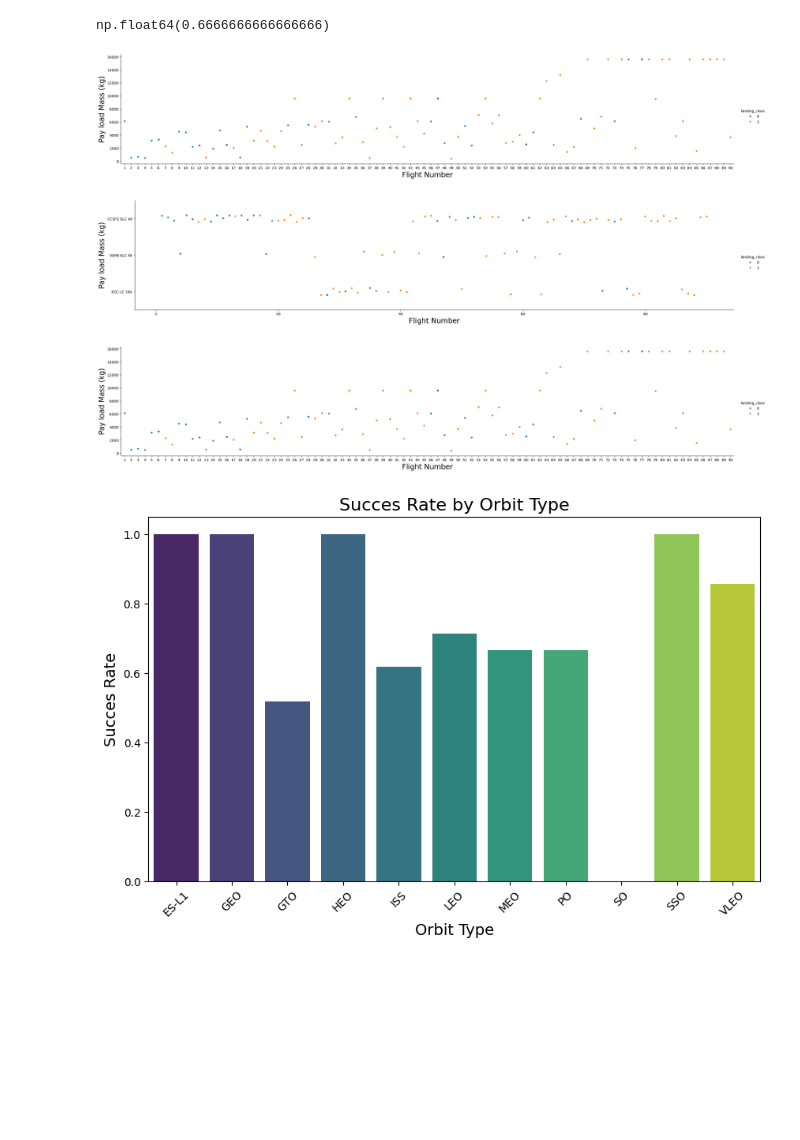
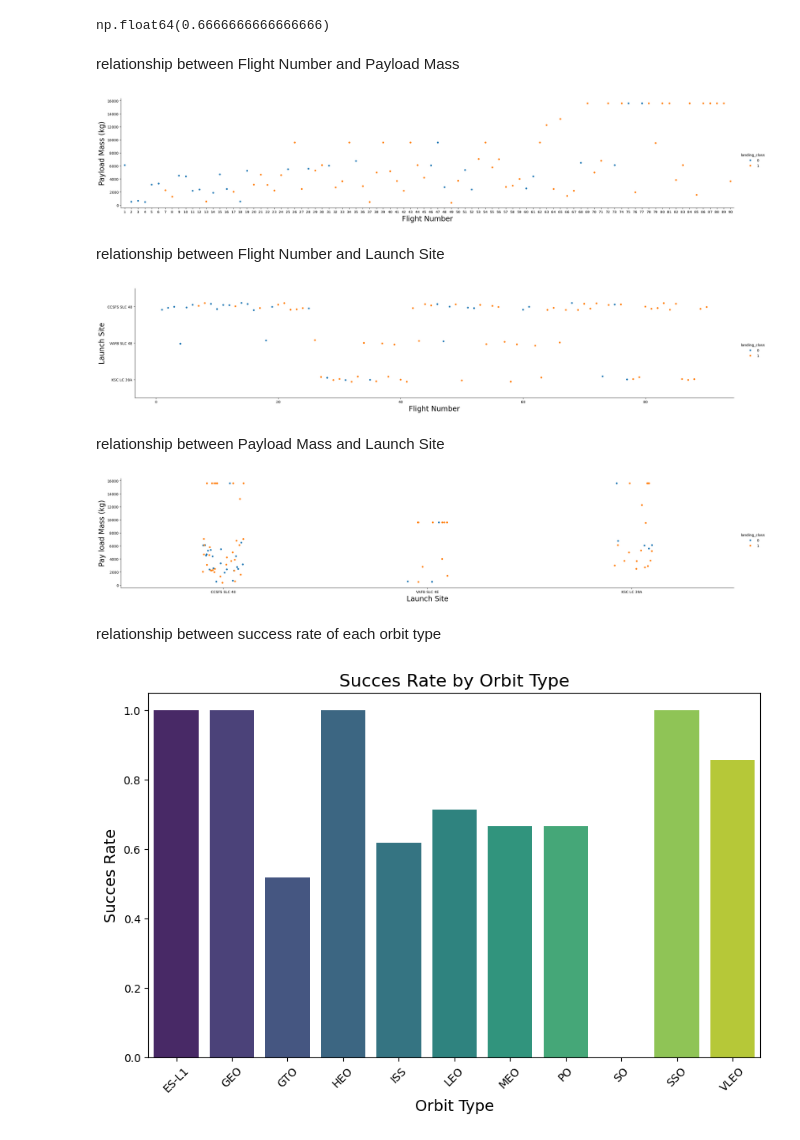
Before and after one commit to Gregory-lab-eng/SpaceX-Falcon-9-first-stage-Landing-Prediction, a Jupyter notebook: SpaceX_Falcon_9_first_stage_Landing_Prediction.ipynb, the cells around one changed output. Drawn from its saved outputs; the diff is of its cells as text; code cells hidden in the pictures; blank space fills up the shorter version.

```diff
--- a/SpaceX_Falcon_9_first_stage_Landing_Prediction.ipynb
+++ b/SpaceX_Falcon_9_first_stage_Landing_Prediction.ipynb
@@ -470,6 +470,8 @@ data_falcon9['landing_class'].mean()
 np.float64(0.6666666666666666)
 # %%
 data_falcon9.to_csv("dataset_part_2.csv", index=False)
+# %% [markdown]
+relationship between Flight Number and Payload Mass
 # %%
 sns.catplot(y="PayloadMass", x="FlightNumber", hue='landing_class', data=data_falcon9, aspect = 5)
 plt.xlabel("Flight Number",fontsize=20)
@@ -477,20 +479,26 @@ plt.ylabel("Pay load Mass (kg)",fontsize=20)
 plt.show()
 # %% [output]
 [figure]
+# %% [markdown]
+relationship between Flight Number and Launch Site
 # %%
 sns.catplot(y="LaunchSite", x="FlightNumber", hue='landing_class', data=data_falcon9, aspect = 5)
 plt.xlabel("Flight Number",fontsize=20)
-plt.ylabel("Pay load Mass (kg)",fontsize=20)
+plt.ylabel("Launch Site",fontsize=20)
 plt.show()
 # %% [output]
-[figure, old version]
+[figure, new version]
+# %% [markdown]
+relationship between Payload Mass and Launch Site
 # %%
-sns.catplot(y="PayloadMass", x="FlightNumber", hue='landing_class', data=data_falcon9, aspect = 5)
-plt.xlabel("Flight Number",fontsize=20)
+sns.catplot(y="PayloadMass", x="LaunchSite", hue='landing_class', data=data_falcon9, aspect = 5)
+plt.xlabel("Launch Site",fontsize=20)
 plt.ylabel("Pay load Mass (kg)",fontsize=20)
 plt.show()
 # %% [output]
-[figure, old version]
+[figure, new version]
+# %% [markdown]
+relationship between success rate of each orbit type
 # %%
 orbitdf = data_falcon9.groupby("Orbit")['landing_class'].mean()
 orbitdf = orbitdf.to_frame().reset_index()
```
Also changed, not shown: parts of 7 cells of this notebook.
